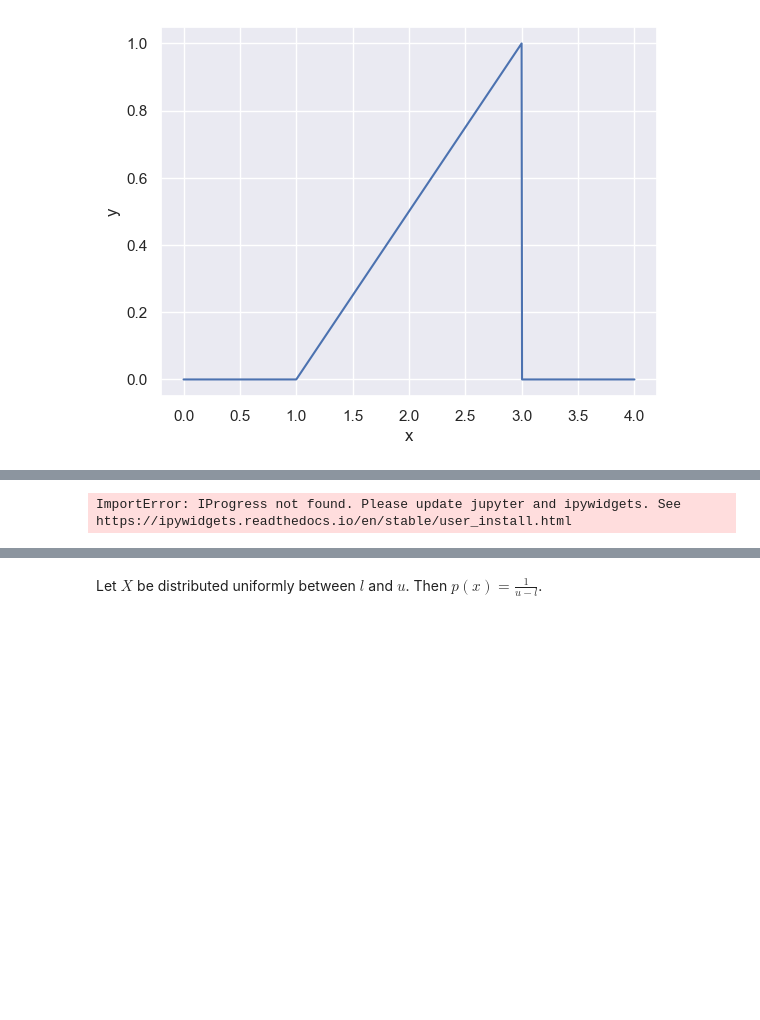
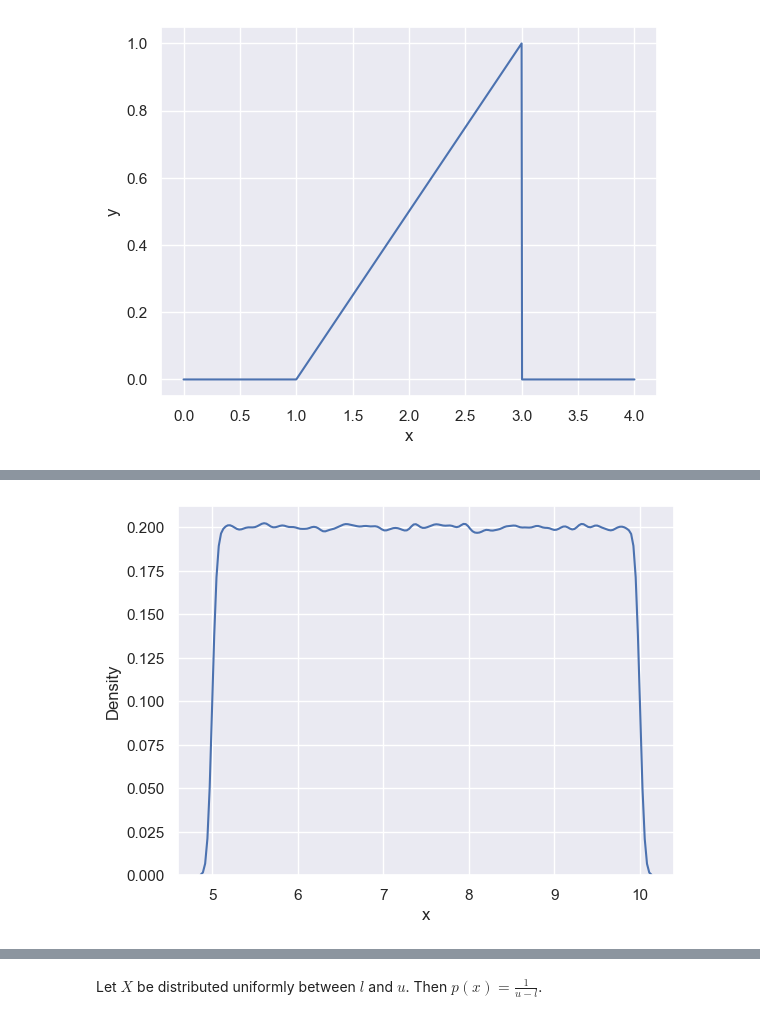
Before and after one commit to Arrrlex/sampling-from-any-distribution, a Jupyter notebook: sampling.ipynb, the cells around one changed output, grey strips where cells are left out. Drawn from its saved outputs; the diff is of its cells as text; code cells hidden in the pictures; blank space fills up the shorter version.

```diff
--- a/sampling.ipynb
+++ b/sampling.ipynb
@@ -30,12 +33,12 @@ plt.savefig("uniform1.png")
 # %%
-def plot_pdf(sampler, n=1_000_000):
+def plot_pdf(sampler: Sampler, n=1_000_000):
     samples = [sampler.draw() for _ in tqdm(range(n))]
     sns.kdeplot(data={"x": samples}, x="x", bw_adjust=0.5)
 
 plot_pdf(UniformSampler(5, 10))
 plt.savefig("uniform2.png")
 # %% [output]
-ImportError: IProgress not found. Please update jupyter and ipywidgets. See https://ipywidgets.readthedocs.io/en/stable/user_install.html
+[figure, added]
 # %%
 def transform_sampler(sampler: Sampler, f: Callable[[float], float]) -> Sampler:
     return FunctionSampler(func=lambda: f(sampler.draw()))
```
Also changed, not shown: parts of 5 cells of this notebook, 1 other file.
